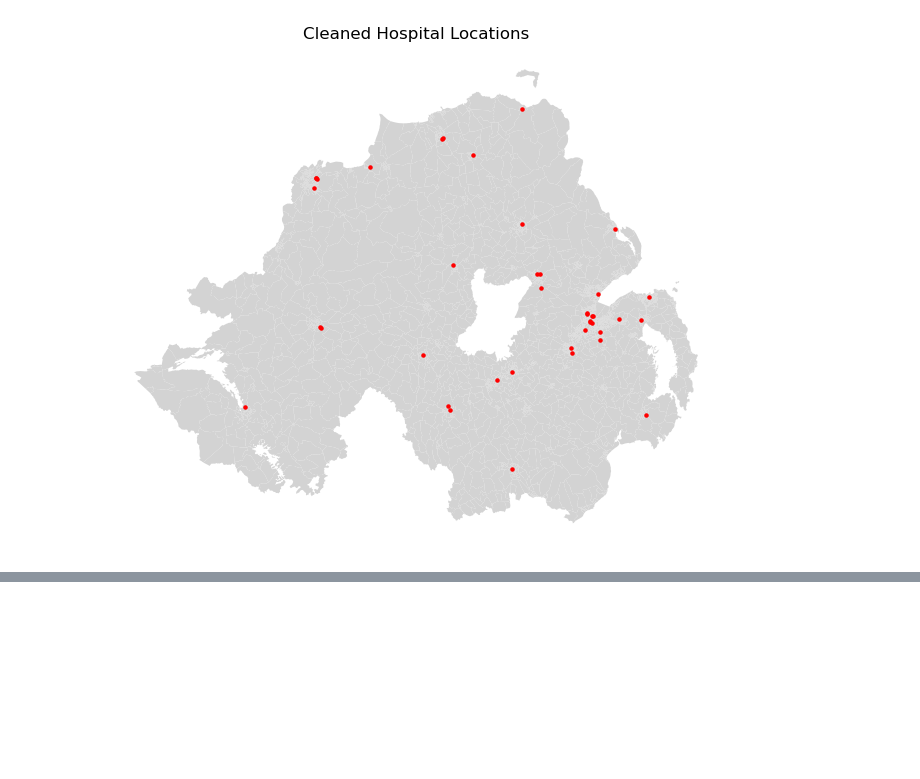
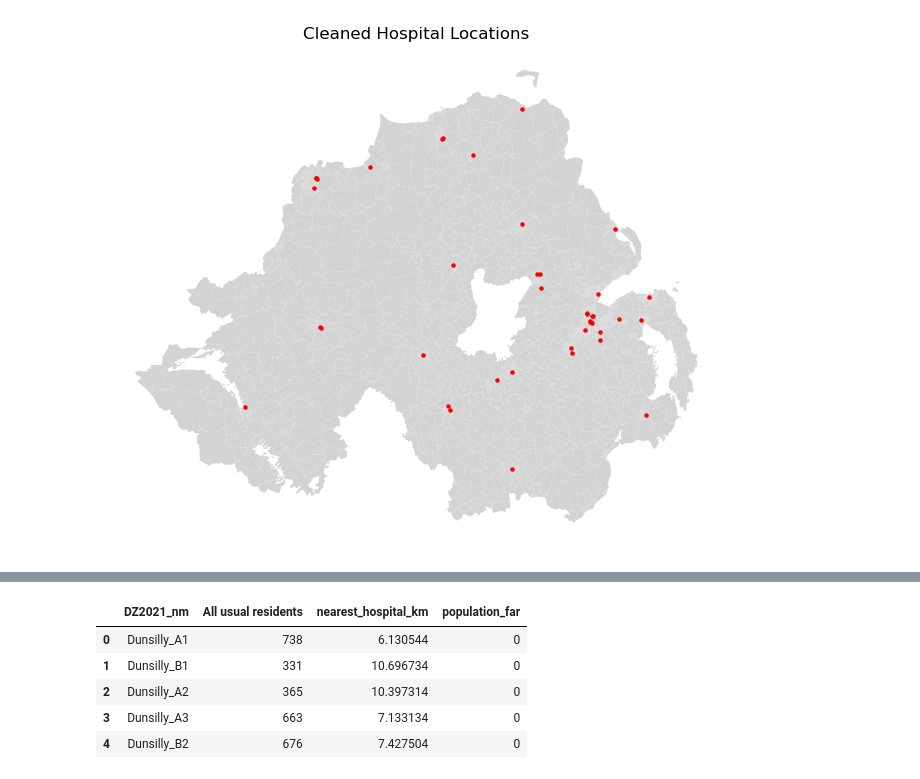
Before and after one commit to Church-C1/ni-health-accessibility, a Jupyter notebook: analysis.ipynb, the cells around one changed output, grey strips where cells are left out. Cells and saved outputs as stored; diff of their text form; code cells hidden in the pictures; blank space fills up the shorter version.

```diff
--- a/analysis.ipynb
+++ b/analysis.ipynb
@@ -144,0 +225,15 @@ plt.show()
+# %%
+# Estimate number of people living far from hospitals
+# Areas more than 20 km from a hospital are considered to have poor access
+dz["population_far"] = dz["All usual residents"] * (dz["nearest_hospital_km"] > 20)
+
+# Preview results to confirm calculation worked correctly
+# Zones >20 km should show full population, others should show 0
+dz[["DZ2021_nm", "All usual residents", "nearest_hospital_km", "population_far"]].head()
+# %% [output]
+|  | DZ2021_nm | All usual residents | nearest_hospital_km | population_far |
+| 0 | Dunsilly_A1 | 738 | 6.130544 | 0 |
+| 1 | Dunsilly_B1 | 331 | 10.696734 | 0 |
+| 2 | Dunsilly_A2 | 365 | 10.397314 | 0 |
+| 3 | Dunsilly_A3 | 663 | 7.133134 | 0 |
+| 4 | Dunsilly_B2 | 676 | 7.427504 | 0 |
```
Also changed, not shown: parts of 11 cells of this notebook.
